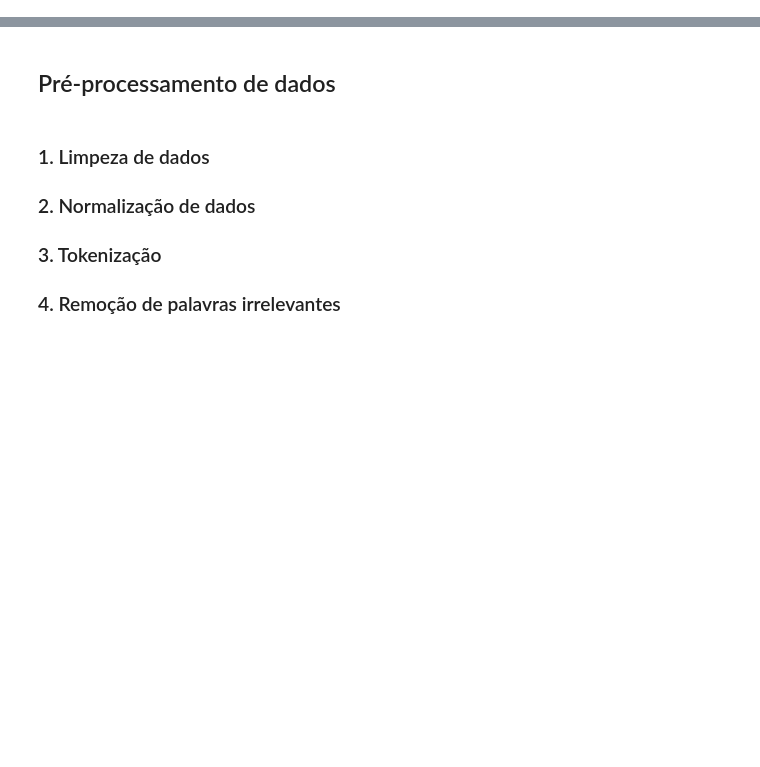
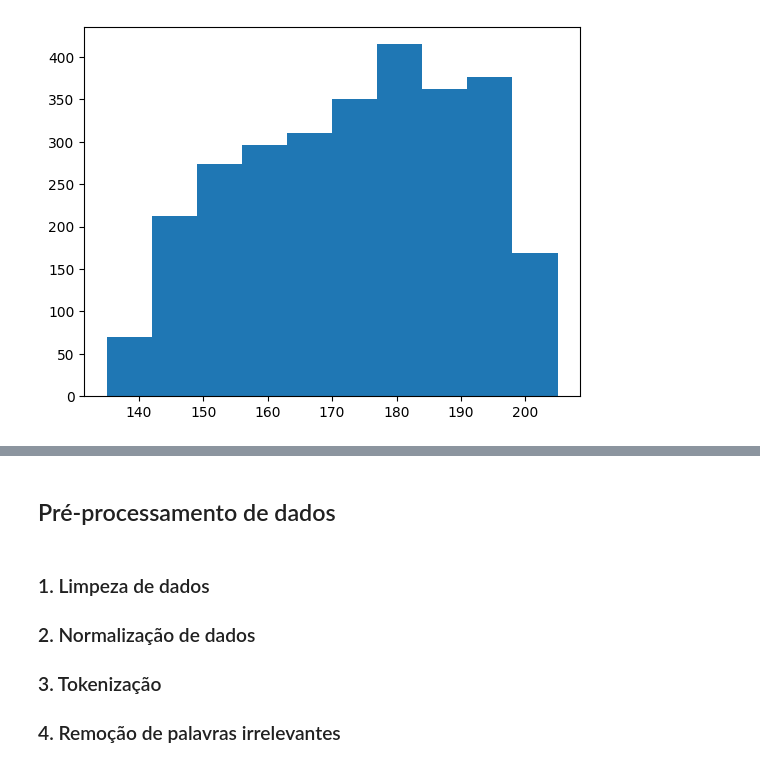
Before and after one commit to gomesluiz/commonlit-readability-predicting, a Jupyter notebook: make_model.ipynb, the cells around one changed output, grey strips where cells are left out. Drawn from its saved outputs; the diff is of its cells as text; code cells hidden in the pictures; blank space fills up the shorter version.

```diff
--- a/make_model.ipynb
+++ b/make_model.ipynb
@@ -76,0 +120,5 @@ Name: excerpt, dtype: object
+# %%
+plt.hist(full_train_set["qtd_palavras"])
+plt.show()
+# %% [output]
+[figure, added]
```
Also changed, not shown: parts of 20 cells of this notebook.
